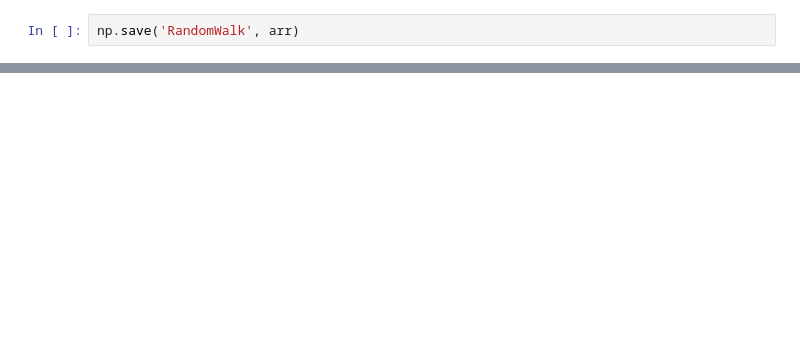
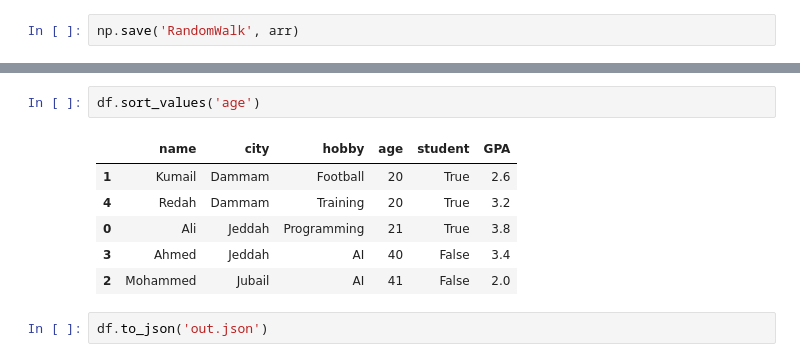
Before and after one commit to Kumail00Alawa/KAUST_AI_WEEK, a Jupyter notebook: secondday.ipynb, the cells around one changed output, grey strips where cells are left out. Saved outputs shown, nothing was run; the diff lists cells and outputs as text; blank space fills up the shorter version.

```diff
--- a/secondday.ipynb
+++ b/secondday.ipynb
@@ -399,0 +479,11 @@ array([ 0,  1,  2, ..., 14, 15, 16])
+# %%
+df.sort_values('age')
+# %% [output]
+|  | name | city | hobby | age | student | GPA |
+| 1 | Kumail | Dammam | Football | 20 | True | 2.6 |
+| 4 | Redah | Dammam | Training | 20 | True | 3.2 |
+| 0 | Ali | Jeddah | Programming | 21 | True | 3.8 |
+| 3 | Ahmed | Jeddah | AI | 40 | False | 3.4 |
+| 2 | Mohammed | Jubail | AI | 41 | False | 2.0 |
+# %%
+df.to_json('out.json')
```
Also changed, not shown: parts of 16 cells of this notebook.
